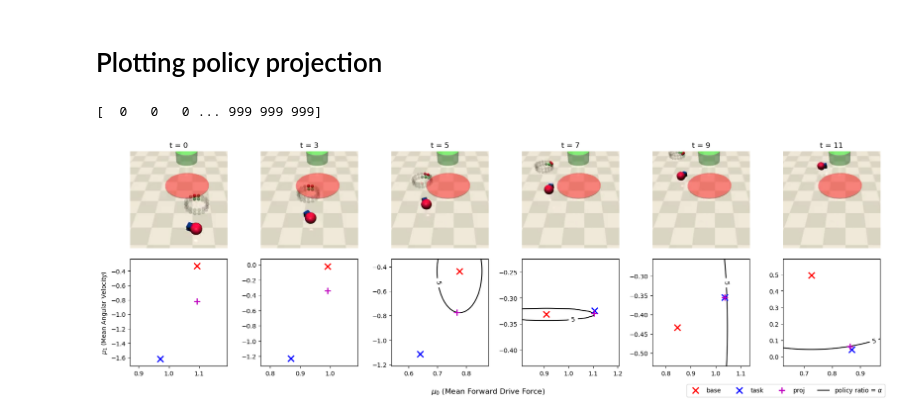
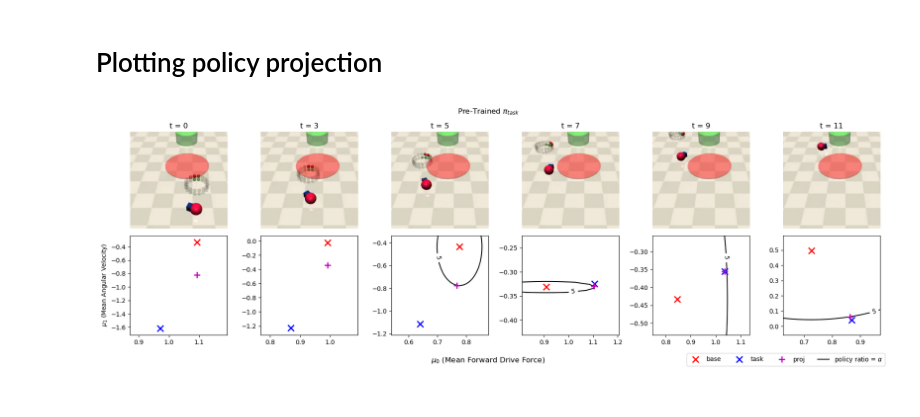
Before and after one commit to JacquesCloete/sport, a Jupyter notebook: notebooks/envs/plotting_policy_projection.ipynb, the cells around one changed output. Cells and saved outputs as stored; diff of their text form; code cells hidden in the pictures.

```diff
--- a/notebooks/envs/plotting_policy_projection.ipynb
+++ b/notebooks/envs/plotting_policy_projection.ipynb
@@ -17,9 +17,12 @@ policy_projection_database = load_policy_projection_database(
 )
 policy_projection_database.concatenate_lists()
 
-print(policy_projection_database.episode_count)
+policy_projection_database_alpha_task = load_policy_projection_database(
+    "../../src/rl_vcf/databases/projection/alpha_task_{alpha_str}_projection_db.pkl".format(
+        alpha_str=alpha_str
+    )
+)
+policy_projection_database_alpha_task.concatenate_lists()
-# %% [output]
-[  0   0   0 ... 999 999 999]
 # %%
 filename = "extracted_frames.pkl"
 with open(filename, "rb") as file:
@@ -27,22 +34,23 @@ with open(filename, "rb") as file:
 # %%
 ep = 600
 ep_frames = extracted_frames[int(ep / 100)]
 timesteps_to_plot = [0, 3, 5, 7, 9, 11]
 all_ep_idxs = np.where(policy_projection_database.episode_count == ep)[
     0
 ]  # np where returns a tuple
 # Need to set Nx and Ny high when the feasible set reduces to a line
 fig, axs = policy_projection_database.plot_policy_projection_with_frames(
     all_ep_idxs=all_ep_idxs,
     extracted_frames=ep_frames,
     timesteps=timesteps_to_plot,
     plot_cmap=False,
     Nx=50,
     Ny=50,
     marker_size=10,
     marker_edge_width=2,
     fig_size_scale_factor=3.0,
     border=0.1,
+    title=r"Pre-Trained $\pi_{task}$",
 )
 # %% [output]
-[figure, old version]
+[figure, new version]
```
Also changed, not shown: parts of 2 cells of this notebook, 18 other files.
